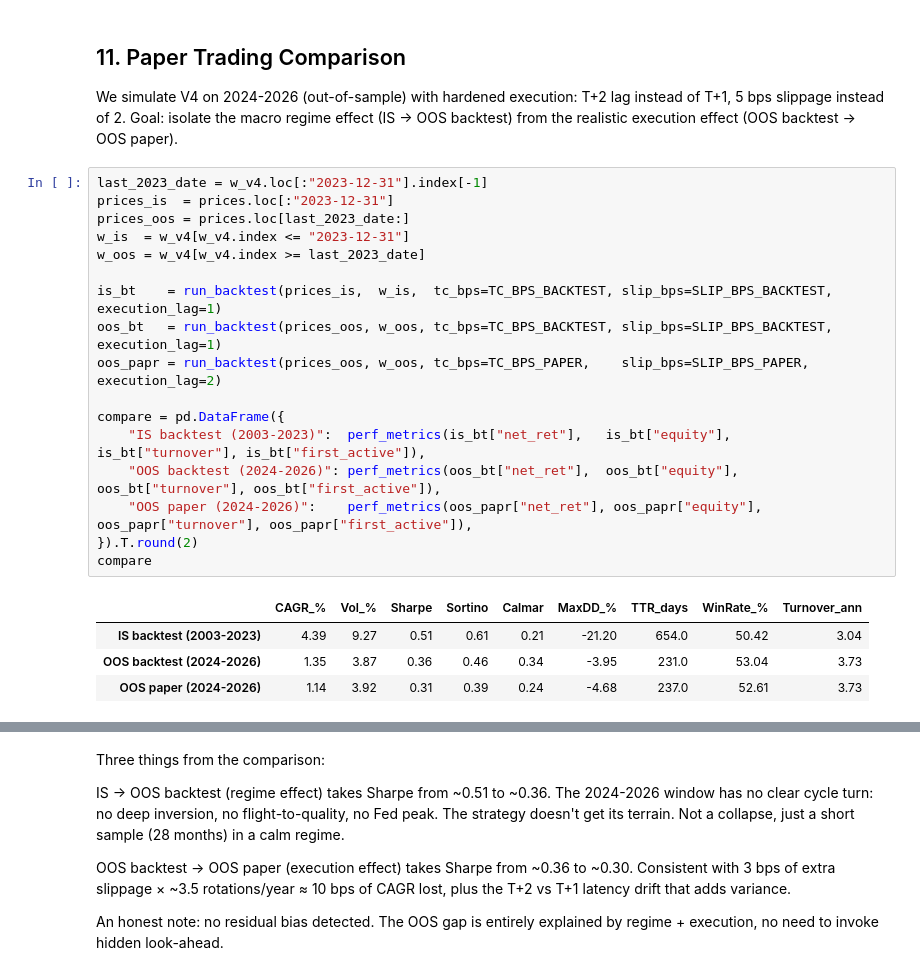
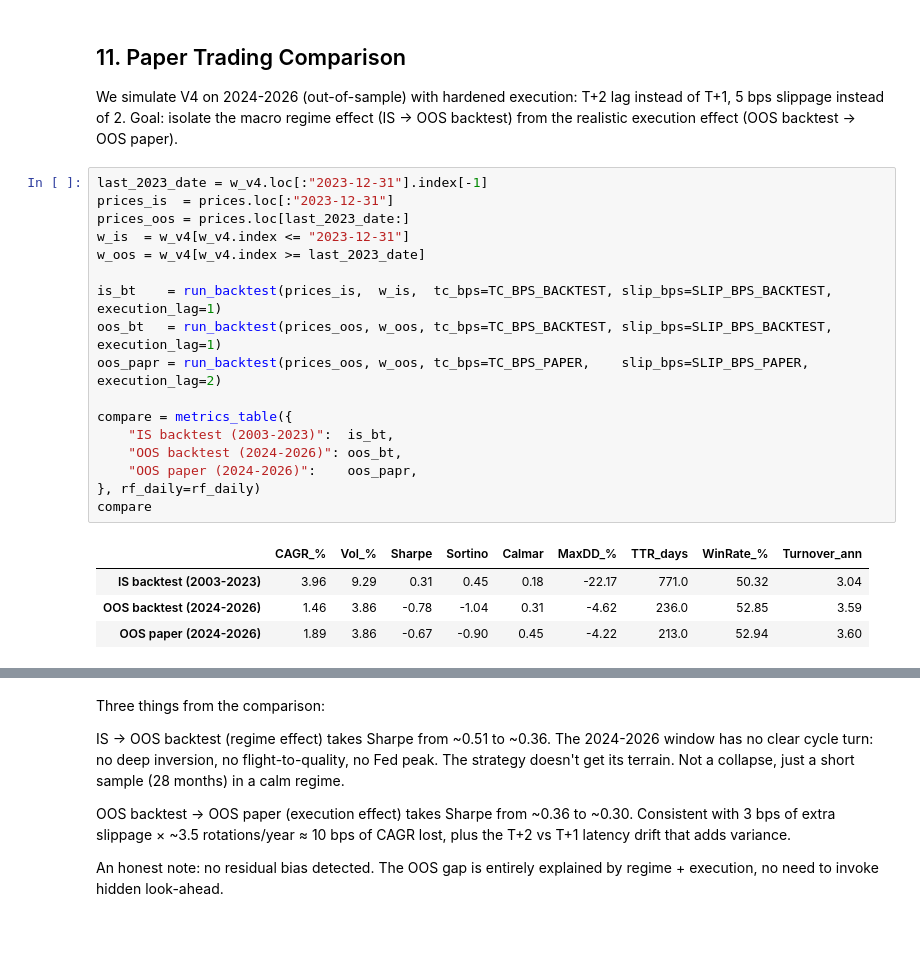
Before and after one commit to jbouniol/financial-engineering-lbo, a Jupyter notebook: notebooks/FINAL_notebook.ipynb, the cells around one changed output, grey strips where cells are left out. Saved outputs shown, nothing was run; the diff lists cells and outputs as text; blank space fills up the shorter version.

Commit message:
chore: Vague 2 - Extraction src/, fix look-ahead dans backtest et MAJ notebook

```diff
--- a/notebooks/FINAL_notebook.ipynb
+++ b/notebooks/FINAL_notebook.ipynb
@@ -1173,25 +1039,25 @@ We simulate V4 on 2024-2026 (out-of-sample) with hardened execution: T+2 lag ins
 # %%
 last_2023_date = w_v4.loc[:"2023-12-31"].index[-1]
 prices_is  = prices.loc[:"2023-12-31"]
 prices_oos = prices.loc[last_2023_date:]
 w_is  = w_v4[w_v4.index <= "2023-12-31"]
 w_oos = w_v4[w_v4.index >= last_2023_date]
 
 is_bt    = run_backtest(prices_is,  w_is,  tc_bps=TC_BPS_BACKTEST, slip_bps=SLIP_BPS_BACKTEST, execution_lag=1)
 oos_bt   = run_backtest(prices_oos, w_oos, tc_bps=TC_BPS_BACKTEST, slip_bps=SLIP_BPS_BACKTEST, execution_lag=1)
 oos_papr = run_backtest(prices_oos, w_oos, tc_bps=TC_BPS_PAPER,    slip_bps=SLIP_BPS_PAPER,    execution_lag=2)
 
-compare = pd.DataFrame({
-    "IS backtest (2003-2023)":  perf_metrics(is_bt["net_ret"],   is_bt["equity"],   is_bt["turnover"], is_bt["first_active"]),
-    "OOS backtest (2024-2026)": perf_metrics(oos_bt["net_ret"],  oos_bt["equity"],  oos_bt["turnover"], oos_bt["first_active"]),
-    "OOS paper (2024-2026)":    perf_metrics(oos_papr["net_ret"], oos_papr["equity"], oos_papr["turnover"], oos_papr["first_active"]),
-}).T.round(2)
+compare = metrics_table({
+    "IS backtest (2003-2023)":  is_bt,
+    "OOS backtest (2024-2026)": oos_bt,
+    "OOS paper (2024-2026)":    oos_papr,
+}, rf_daily=rf_daily)
 compare
 # %% [output]
 |  | CAGR_% | Vol_% | Sharpe | Sortino | Calmar | MaxDD_% | TTR_days | WinRate_% | Turnover_ann |
-| IS backtest (2003-2023) | 4.39 | 9.27 | 0.51 | 0.61 | 0.21 | -21.20 | 654.0 | 50.42 | 3.04 |
-| OOS backtest (2024-2026) | 1.35 | 3.87 | 0.36 | 0.46 | 0.34 | -3.95 | 231.0 | 53.04 | 3.73 |
-| OOS paper (2024-2026) | 1.14 | 3.92 | 0.31 | 0.39 | 0.24 | -4.68 | 237.0 | 52.61 | 3.73 |
+| IS backtest (2003-2023) | 3.96 | 9.29 | 0.31 | 0.45 | 0.18 | -22.17 | 771.0 | 50.32 | 3.04 |
+| OOS backtest (2024-2026) | 1.46 | 3.86 | -0.78 | -1.04 | 0.31 | -4.62 | 236.0 | 52.85 | 3.59 |
+| OOS paper (2024-2026) | 1.89 | 3.86 | -0.67 | -0.90 | 0.45 | -4.22 | 213.0 | 52.94 | 3.60 |
 # %%
 trades = trade_log(prices_oos, w_oos, execution_lag=2)
 print(f"Rotations paper : {len(trades)} | drift moyen absolu : {trades['slip_bps'].abs().mean():.1f} bps | pire : {trades['slip_bps'].abs().max():.1f} bps")
```
Also changed, not shown: parts of 10 cells of this notebook, 4 other files.
